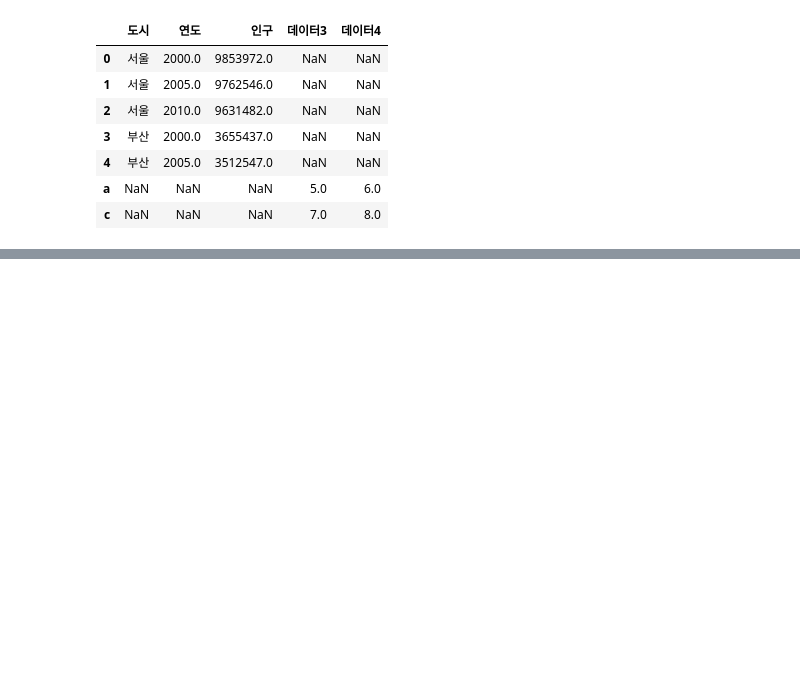
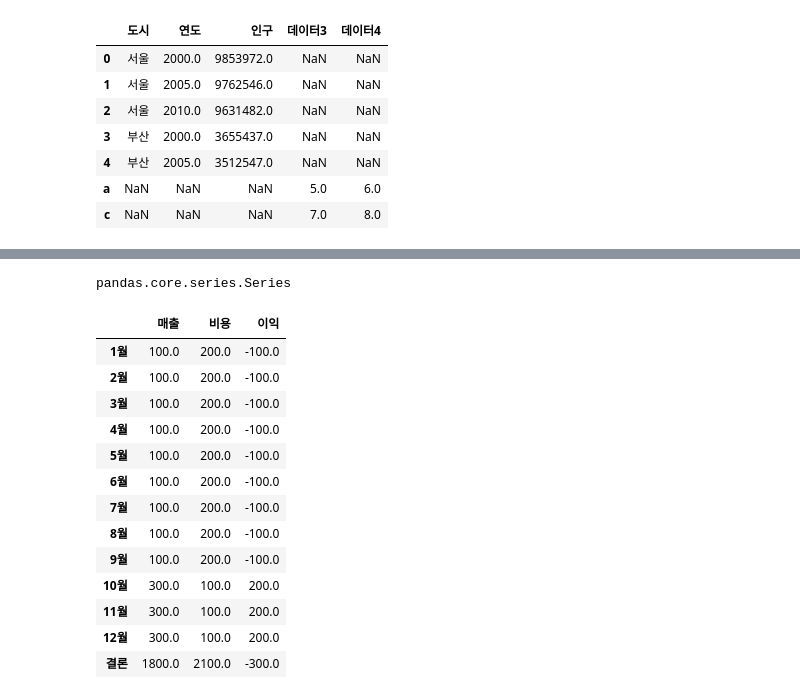
Before and after one commit to beegramin9/DataScience, a Jupyter notebook: 03_pandas/08_DF합성.ipynb, the cells around one changed output, grey strips where cells are left out. Drawn from its saved outputs; the diff is of its cells as text; code cells hidden in the pictures; blank space fills up the shorter version.

```diff
--- a/03_pandas/08_DF합성.ipynb
+++ b/03_pandas/08_DF합성.ipynb
@@ -296,13 +296,15 @@ pd.concat([df1, df2], axis=1)
 
 columns1 = ['1월','2월','3월','4월','5월','6월']
 columns2 = ['7월','8월','9월','10월','11월','12월']
-index = ['1/4분기','2/4분기','3/4분기','4/4분기']
+index = ['매출','비용']
 
 df1 = pd.DataFrame({
-    '1월':[100,200,300,100],
-    '2월':[100,200,300,100],
-    '3월':[100,200,300,100],
-    '4월':[100,200,300,100],
-    '5월':[100,200,300,100],
-    '6월':[100,200,300,100]
-})
+    '1월':[100,200],
+    '2월':[100,200],
+    '3월':[100,200],
+    '4월':[100,200],
+    '5월':[100,200],
+    '6월':[100,200]
+}, index=index, columns=columns1).T
+df1['이익'] = df1['매출'] - df1['비용']
+df1
@@ -308,0 +319,11 @@ df1 = pd.DataFrame({
+# %%
+df2 = pd.DataFrame({
+    '7월':[100,200],
+    '8월':[100,200],
+    '9월':[100,200],
+    '10월':[300,100],
+    '11월':[300,100],
+    '12월':[300,100]
+}, index=index, columns=columns2).T
+df2['이익'] = df2['매출'] - df2['비용']
+df2
@@ -308,0 +338,3 @@ df1 = pd.DataFrame({
+# %%
+result = pd.concat([df1,df2])
+result
@@ -308,0 +355,25 @@ df1 = pd.DataFrame({
+# %%
+s = result.apply(lambda x: sum(x))
+type(s)
+# %% [output]
+pandas.core.series.Series
+# %%
+# 마지막 행 데이터타입이 다 같아서 가능
+result.loc['결론',:] = result.apply(lambda x: sum(x))
+# %%
+result
+# %% [output]
+|  | 매출 | 비용 | 이익 |
+| 1월 | 100.0 | 200.0 | -100.0 |
+| 2월 | 100.0 | 200.0 | -100.0 |
+| 3월 | 100.0 | 200.0 | -100.0 |
+| 4월 | 100.0 | 200.0 | -100.0 |
+| 5월 | 100.0 | 200.0 | -100.0 |
+| 6월 | 100.0 | 200.0 | -100.0 |
+| 7월 | 100.0 | 200.0 | -100.0 |
+| 8월 | 100.0 | 200.0 | -100.0 |
+| 9월 | 100.0 | 200.0 | -100.0 |
+| 10월 | 300.0 | 100.0 | 200.0 |
+| 11월 | 300.0 | 100.0 | 200.0 |
+| 12월 | 300.0 | 100.0 | 200.0 |
+| 결론 | 1800.0 | 2100.0 | -300.0 |
```
Also changed, not shown: parts of 3 cells of this notebook, 2 other files.
